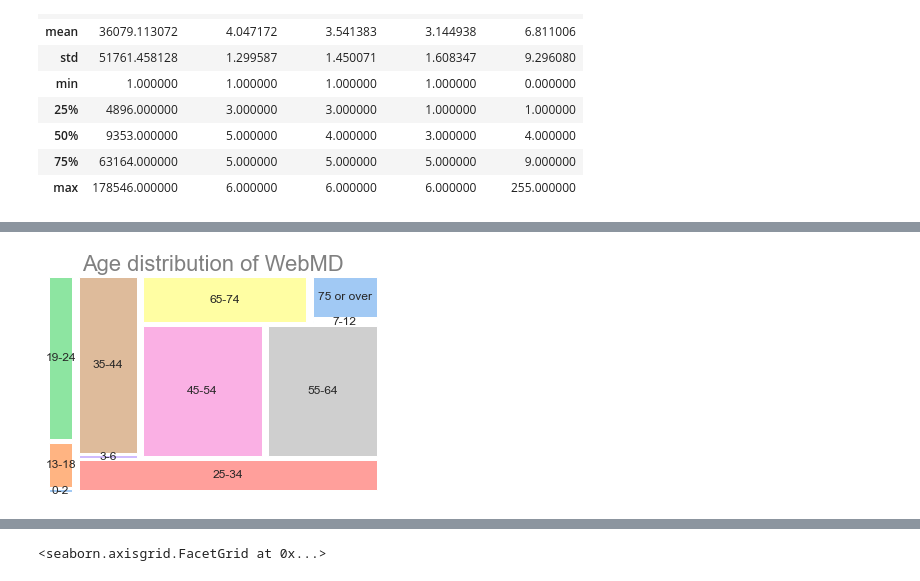
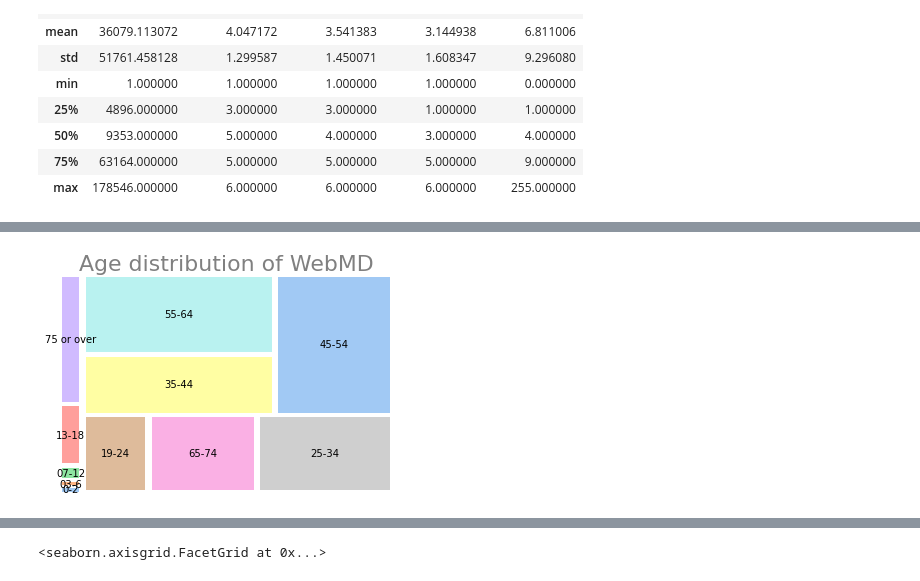
Before and after one commit to kuiros7/PORTFOLIO, a Jupyter notebook: WEBMD.ipynb, the cells around one changed output, grey strips where cells are left out. Drawn from its saved outputs; the diff is of its cells as text; code cells hidden in the pictures.

```diff
--- a/WEBMD.ipynb
+++ b/WEBMD.ipynb
@@ -121,14 +152,18 @@ df_new_group.head
 # %%
 df_age= df.groupby(['Age']).count()['DrugId'].reset_index()
+
+df_age.Age = df_age.Age.apply(lambda x: '03-6' if '3-6' in x else x)
+df_age.Age = df_age.Age.apply(lambda x: '07-12' if '7-12' in x else x)
+df_age= df_age.sort_values(by='DrugId', ascending= True)
 
 squarify.plot(sizes=df_age['DrugId'], label=df_age['Age'], alpha= 1, pad = 0.2, color = sns.color_palette("pastel"))
 
 plt.text(50, 100, 'Age distribution of WebMD', fontsize = 22, color='grey', horizontalalignment='center',
          verticalalignment='bottom', zorder = 20)
 plt.axis('off')
 plt.show()
 # %% [output]
-[figure, old version]
+[figure, new version]
 # %%
 #Most common conditions by age groups
 df_cond= df_new.groupby(['Age', 'Condition']).count()['DrugId'].reset_index()
```
Also changed, not shown: parts of 11 cells of this notebook.
